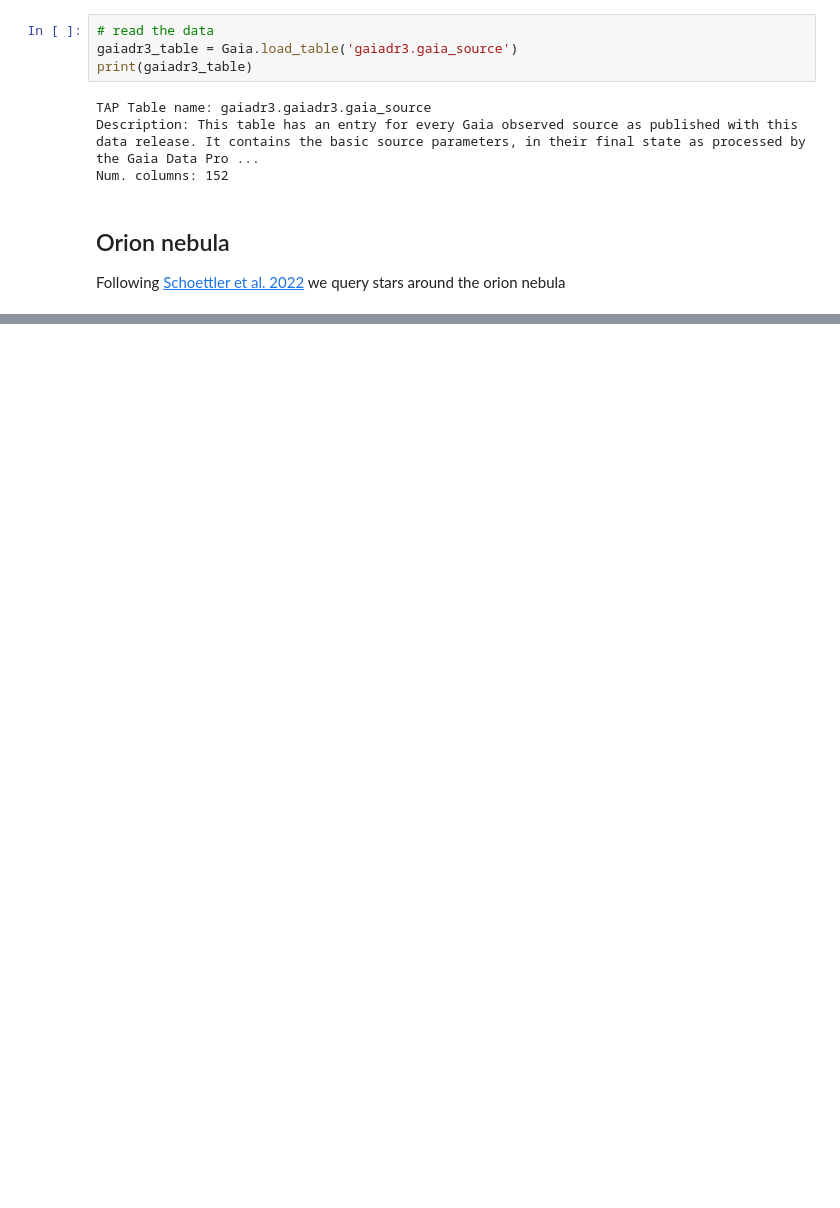
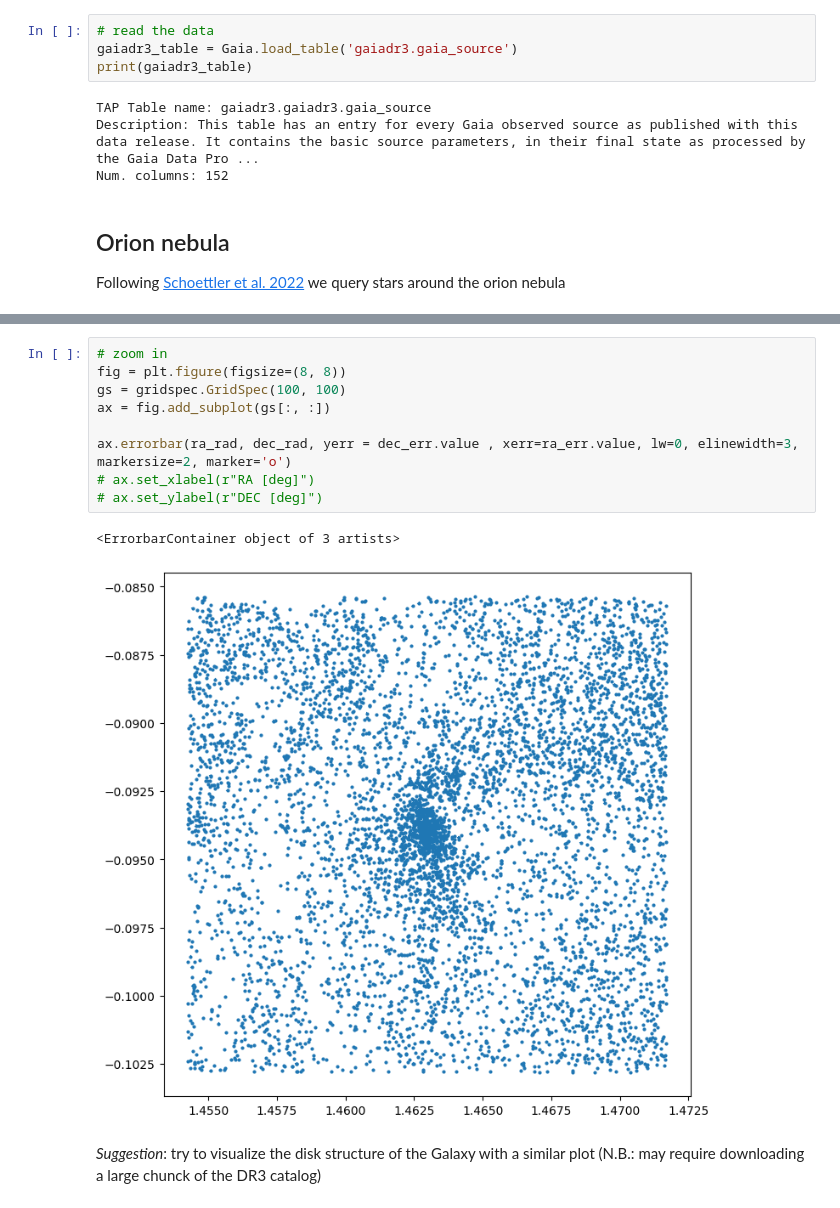
Before and after one commit to mathren/MfA_runaways, a Jupyter notebook: data/explore_Gaia_dr3_catalog.ipynb, the cells around one changed output, grey strips where cells are left out. Drawn from its saved outputs; the diff is of its cells as text; blank space fills up the shorter version.

```diff
--- a/data/explore_Gaia_dr3_catalog.ipynb
+++ b/data/explore_Gaia_dr3_catalog.ipynb
@@ -103,0 +98,15 @@ ax.errorbar(ra_rad, dec_rad, yerr = dec_err.value , xerr=ra_err.value, lw=0, eli
+# %%
+# zoom in
+fig = plt.figure(figsize=(8, 8))
+gs = gridspec.GridSpec(100, 100)
+ax = fig.add_subplot(gs[:, :])
+
+ax.errorbar(ra_rad, dec_rad, yerr = dec_err.value , xerr=ra_err.value, lw=0, elinewidth=3, markersize=2, marker='o')
+# ax.set_xlabel(r"RA [deg]")
+# ax.set_ylabel(r"DEC [deg]")
+# %% [output]
+<ErrorbarContainer object of 3 artists>
+[figure, added]
+# %% [markdown]
+*Suggestion*: try to visualize the disk structure of the Galaxy with a
+similar plot (N.B.: may require downloading a large chunck of the DR3 catalog)
```
Also changed, not shown: parts of 13 cells of this notebook, 2 other files.
